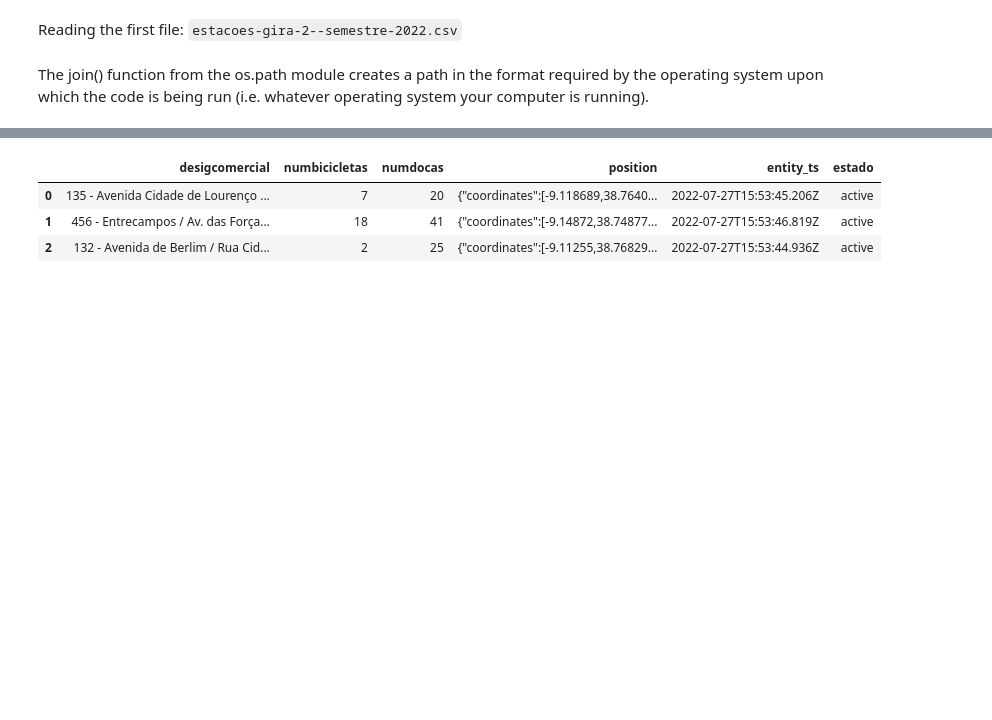
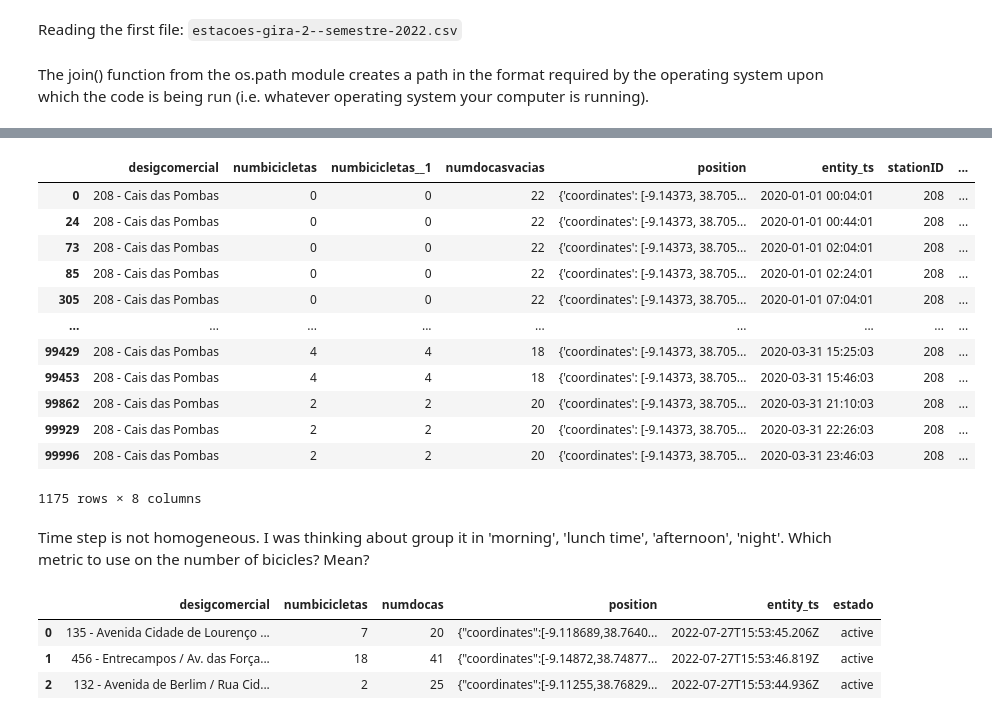
Before and after one commit to alinedefreitasocn/GIRA, a Jupyter notebook: GIRA.ipynb, the cells around one changed output, grey strips where cells are left out. Saved outputs shown, nothing was run; the diff lists cells and outputs as text; code cells hidden in the pictures; blank space fills up the shorter version.

```diff
--- a/GIRA.ipynb
+++ b/GIRA.ipynb
@@ -39,3 +82,21 @@ entries
+# %%
+station_208
+# %% [output]
+|  | desigcomercial | numbicicletas | numbicicletas__1 | numdocasvacias | position | entity_ts | stationID | ... |
+| 0 | 208 - Cais das Pombas | 0 | 0 | 22 | {'coordinates': [-9.14373, 38.705... | 2020-01-01 00:04:01 | 208 | ... |
+| 24 | 208 - Cais das Pombas | 0 | 0 | 22 | {'coordinates': [-9.14373, 38.705... | 2020-01-01 00:44:01 | 208 | ... |
+| 73 | 208 - Cais das Pombas | 0 | 0 | 22 | {'coordinates': [-9.14373, 38.705... | 2020-01-01 02:04:01 | 208 | ... |
+| 85 | 208 - Cais das Pombas | 0 | 0 | 22 | {'coordinates': [-9.14373, 38.705... | 2020-01-01 02:24:01 | 208 | ... |
+| 305 | 208 - Cais das Pombas | 0 | 0 | 22 | {'coordinates': [-9.14373, 38.705... | 2020-01-01 07:04:01 | 208 | ... |
+| ... | ... | ... | ... | ... | ... | ... | ... | ... |
+| 99429 | 208 - Cais das Pombas | 4 | 4 | 18 | {'coordinates': [-9.14373, 38.705... | 2020-03-31 15:25:03 | 208 | ... |
+| 99453 | 208 - Cais das Pombas | 4 | 4 | 18 | {'coordinates': [-9.14373, 38.705... | 2020-03-31 15:46:03 | 208 | ... |
+| 99862 | 208 - Cais das Pombas | 2 | 2 | 20 | {'coordinates': [-9.14373, 38.705... | 2020-03-31 21:10:03 | 208 | ... |
+| 99929 | 208 - Cais das Pombas | 2 | 2 | 20 | {'coordinates': [-9.14373, 38.705... | 2020-03-31 22:26:03 | 208 | ... |
+| 99996 | 208 - Cais das Pombas | 2 | 2 | 20 | {'coordinates': [-9.14373, 38.705... | 2020-03-31 23:46:03 | 208 | ... |
+1175 rows × 8 columns
+# %% [markdown]
+Time step is not homogeneous. I was thinking about group it in 'morning', 'lunch time', 'afternoon', 'night'. Which metric to use on the number of bicicles? Mean?
 # %%
 df = pd.read_csv(os.path.join(data_path, entries[0])).head(3)
 # %%
```
Also changed, not shown: parts of 13 cells of this notebook.
